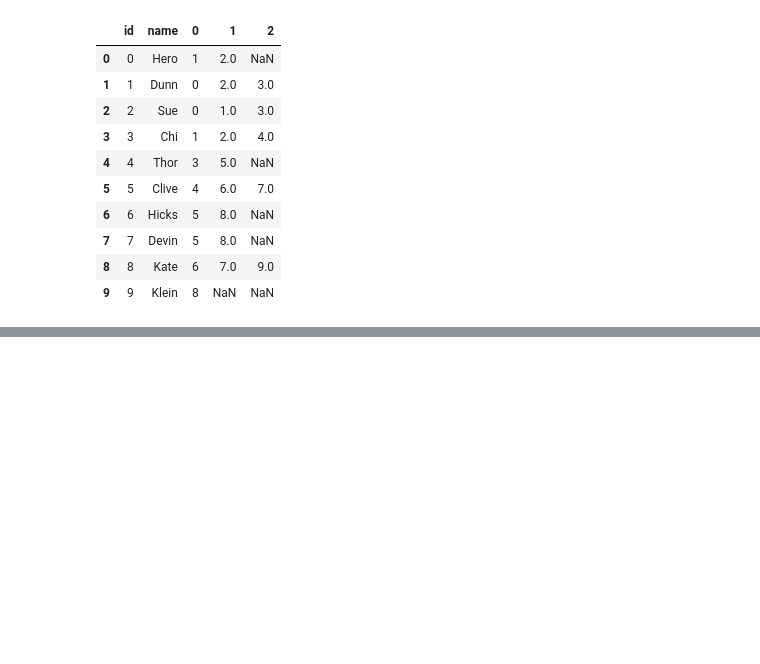
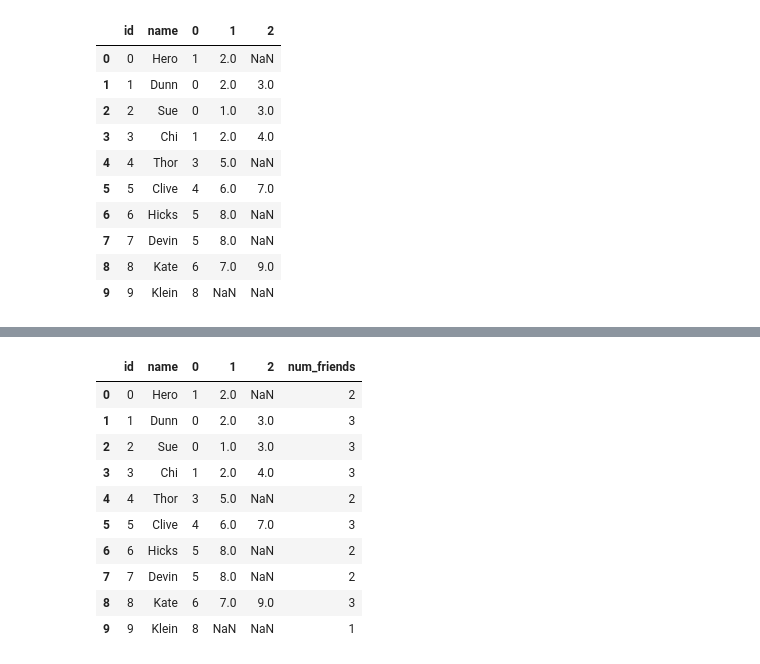
Before and after one commit to PaulApivat/dsfs, a Jupyter notebook: ch1/friendship_network.ipynb, the cells around one changed output, grey strips where cells are left out. Cells and saved outputs as stored; diff of their text form; code cells hidden in the pictures; blank space fills up the shorter version.

```diff
--- a/ch1/friendship_network.ipynb
+++ b/ch1/friendship_network.ipynb
@@ -198,6 +198,13 @@ users_friendships
 | 8 | 8 | Kate | 6 | 7.0 | 9.0 |
 | 9 | 9 | Klein | 8 | NaN | NaN |
 # %%
+def number_of_friends(user):
+    """How many friends does _user_ have?"""
+    user_id = user["id"]
+    friend_ids = friendships[user_id]
+    return len(friend_ids)
+
+
 num_friends_by_id = [(user["id"], number_of_friends(user)) for user in users]
 num_friends_by_id
 # %% [output]
@@ -204,0 +236,15 @@ NameError: name 'number_of_friends' is not defined
+# %%
+users_friendships_2 = pd.merge(users_friendships, num_friends_by_id, on='id')
+users_friendships_2
+# %% [output]
+|  | id | name | 0 | 1 | 2 | num_friends |
+| 0 | 0 | Hero | 1 | 2.0 | NaN | 2 |
+| 1 | 1 | Dunn | 0 | 2.0 | 3.0 | 3 |
+| 2 | 2 | Sue | 0 | 1.0 | 3.0 | 3 |
+| 3 | 3 | Chi | 1 | 2.0 | 4.0 | 3 |
+| 4 | 4 | Thor | 3 | 5.0 | NaN | 2 |
+| 5 | 5 | Clive | 4 | 6.0 | 7.0 | 3 |
+| 6 | 6 | Hicks | 5 | 8.0 | NaN | 2 |
+| 7 | 7 | Devin | 5 | 8.0 | NaN | 2 |
+| 8 | 8 | Kate | 6 | 7.0 | 9.0 | 3 |
+| 9 | 9 | Klein | 8 | NaN | NaN | 1 |
```
Also changed, not shown: parts of 6 cells of this notebook.
